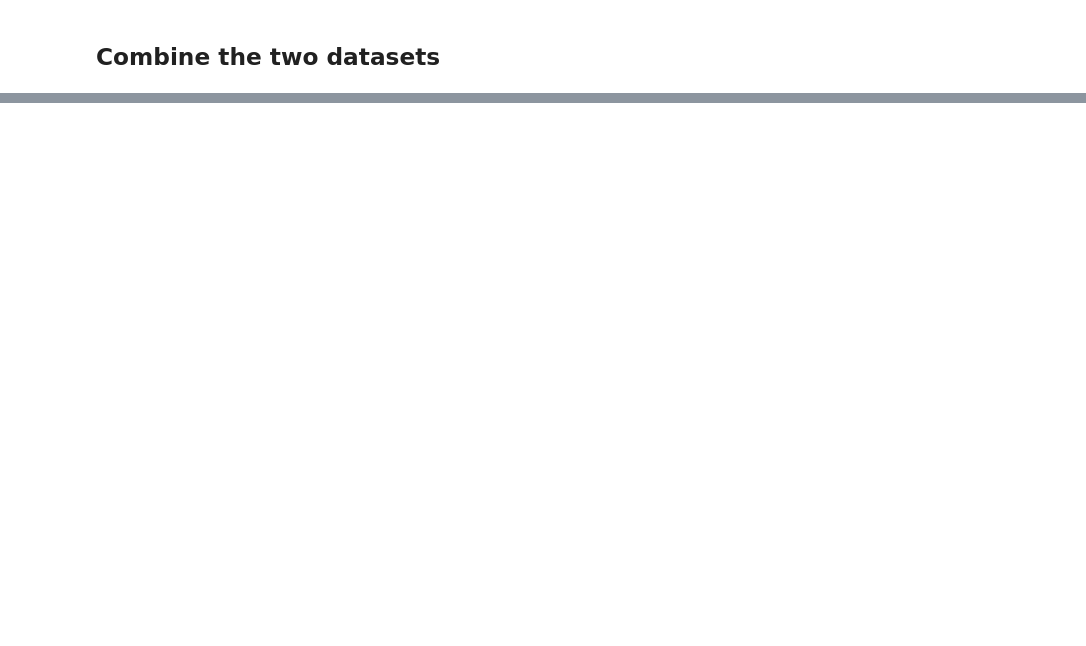
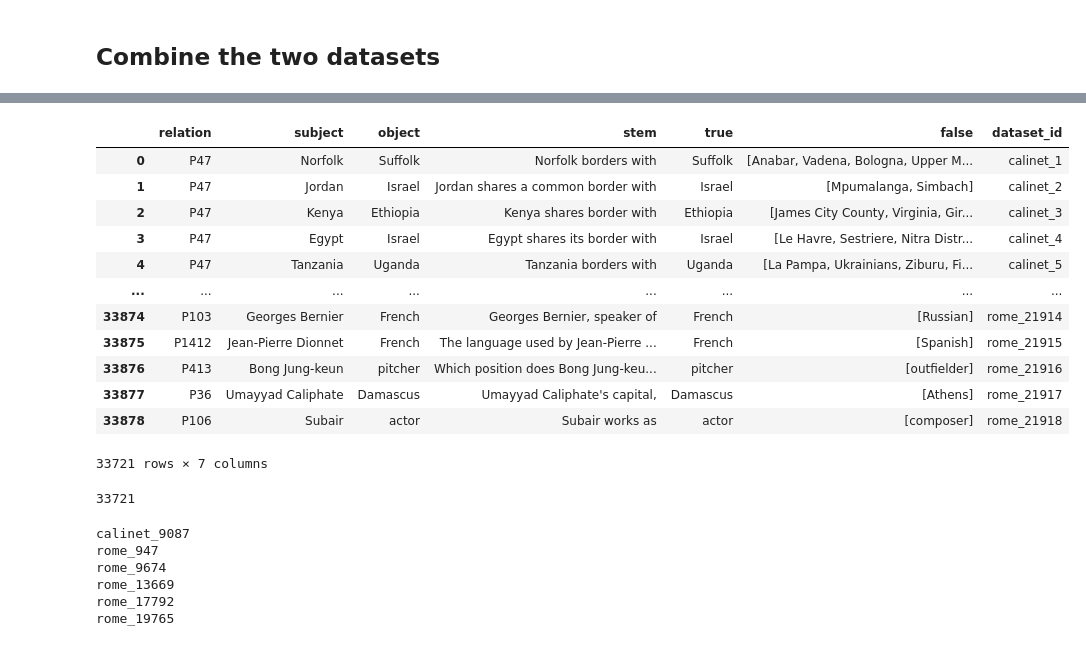
Before and after one commit to daniel-furman/polyglot-or-not, a Jupyter notebook: notebooks/fact_checking_dataset_caching.ipynb, the cells around one changed output, grey strips where cells are left out. Cells and saved outputs as stored; diff of their text form; code cells hidden in the pictures; blank space fills up the shorter version.

```diff
--- a/notebooks/fact_checking_dataset_caching.ipynb
+++ b/notebooks/fact_checking_dataset_caching.ipynb
@@ -231,10 +349,10 @@ with open(
 # %% [markdown]
 ## Combine the two datasets
 # %%
-with open('../data/calinet_input_information.json', 'r') as f:
+with open('../data/ingestion_tmp_data/calinet_input_information.json', 'r') as f:
     data_calinet = json.load(f)
 
-with open('../data/rome_counterfact_input_information.json', 'r') as f:
+with open('../data/ingestion_tmp_data/rome_counterfact_input_information.json', 'r') as f:
     data_rome= json.load(f)
 # %%
 #data_calinet
@@ -397,7 +538,7 @@ with open(
 # test load of mixed json
 
 with open(
-    f"../data/calibragpt_full_input_information.json", "r"
+    f"../data/ingestion_tmp_data/fact_checking_full_input_information.json", "r"
 ) as outfile:
     mixed_df = json.load(outfile)
 # %%
@@ -481,0 +626,20 @@ mixed_df.to_csv('../data/calibragpt_full_input_information_3_20_23.csv', index=F
+# %%
+mixed_df
+# %% [output]
+|  | relation | subject | object | stem | true | false | dataset_id |
+| 0 | P47 | Norfolk | Suffolk | Norfolk borders with | Suffolk | [Anabar, Vadena, Bologna, Upper M... | calinet_1 |
+| 1 | P47 | Jordan | Israel | Jordan shares a common border with | Israel | [Mpumalanga, Simbach] | calinet_2 |
+| 2 | P47 | Kenya | Ethiopia | Kenya shares border with | Ethiopia | [James City County, Virginia, Gir... | calinet_3 |
+| 3 | P47 | Egypt | Israel | Egypt shares its border with | Israel | [Le Havre, Sestriere, Nitra Distr... | calinet_4 |
+| 4 | P47 | Tanzania | Uganda | Tanzania borders with | Uganda | [La Pampa, Ukrainians, Ziburu, Fi... | calinet_5 |
+| ... | ... | ... | ... | ... | ... | ... | ... |
+| 33874 | P103 | Georges Bernier | French | Georges Bernier, speaker of | French | [Russian] | rome_21914 |
+| 33875 | P1412 | Jean-Pierre Dionnet | French | The language used by Jean-Pierre ... | French | [Spanish] | rome_21915 |
+| 33876 | P413 | Bong Jung-keun | pitcher | Which position does Bong Jung-keu... | pitcher | [outfielder] | rome_21916 |
+| 33877 | P36 | Umayyad Caliphate | Damascus | Umayyad Caliphate's capital, | Damascus | [Athens] | rome_21917 |
+| 33878 | P106 | Subair | actor | Subair works as | actor | [composer] | rome_21918 |
+33721 rows × 7 columns
+# %%
+len(mixed_df)
+# %% [output]
+33721
@@ -481,0 +663,11 @@ mixed_df.to_csv('../data/calibragpt_full_input_information_3_20_23.csv', index=F
+# %%
+for i in list(mixed_df.index):
+    if mixed_df.loc[i].dataset_id in rows_to_delete:
+        print(mixed_df.loc[i].dataset_id)
+# %% [output]
+calinet_9087
+rome_947
+rome_9674
+rome_13669
+rome_17792
+rome_19765
```
Also changed, not shown: parts of 40 cells of this notebook, 10 other files.
